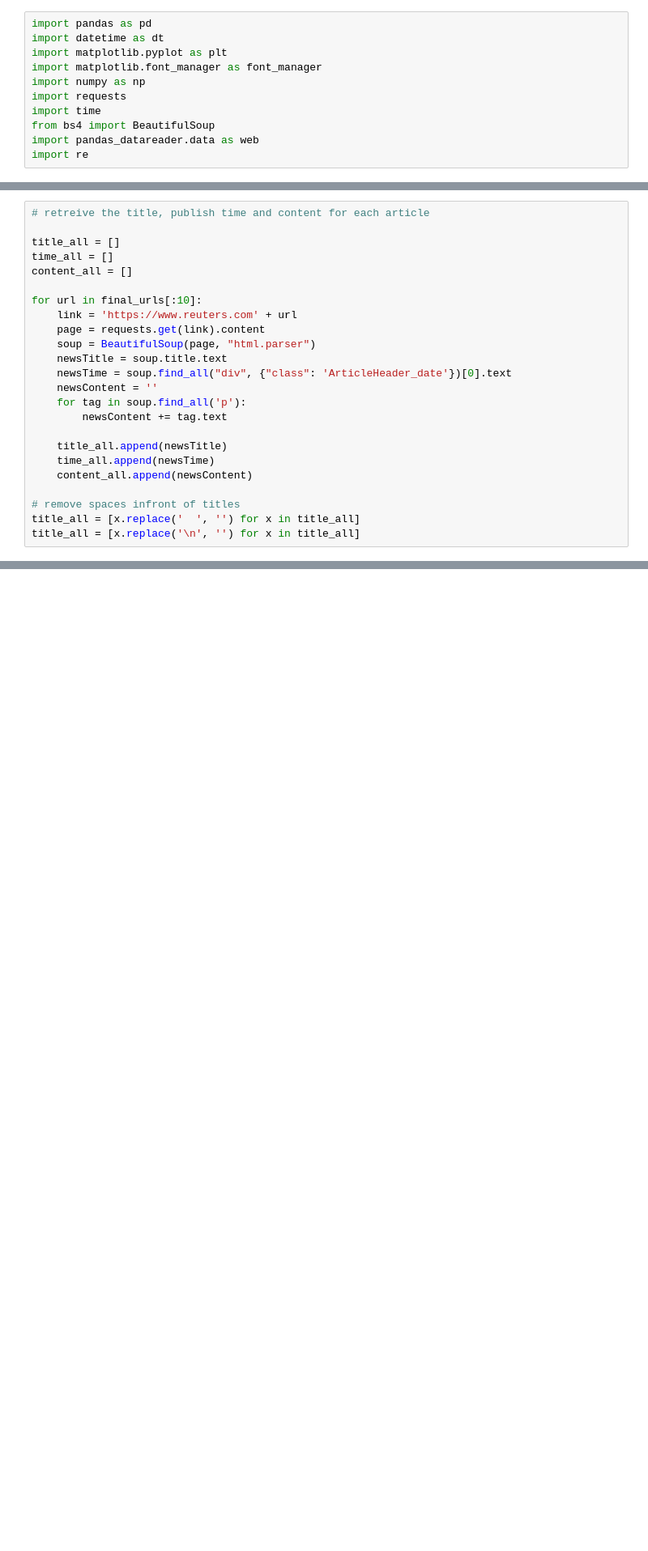
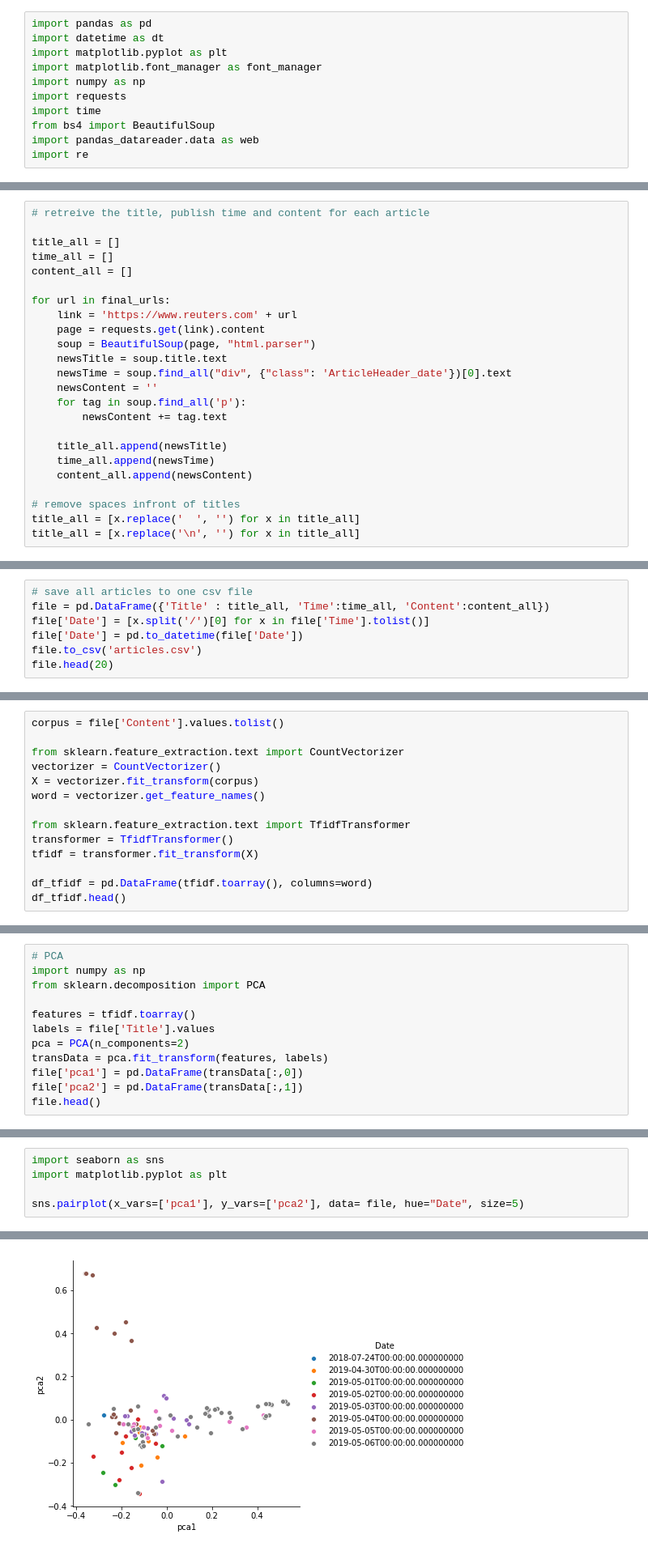
Before and after one commit to bryanswangxx16/CSX_Project_Spring_2019, a Jupyter notebook: Week_9-11 (HW 4-6)/HW4-6.ipynb, the cells around one changed output, grey strips where cells are left out. Shown at 81% size. Cells and saved outputs as stored; diff of their text form; blank space fills up the shorter version.

Commit message:
text_analysis

```diff
--- a/Week_9-11 (HW 4-6)/HW4-6.ipynb
+++ b/Week_9-11 (HW 4-6)/HW4-6.ipynb
@@ -54,7 +66,7 @@ title_all = []
 time_all = []
 content_all = []
 
-for url in final_urls[:10]:
+for url in final_urls:
     link = 'https://www.reuters.com' + url
     page = requests.get(link).content
     soup = BeautifulSoup(page, "html.parser")
@@ -87,0 +86,7 @@ pd.DataFrame({'Title' : title_all, 'Time':time_all, 'Content':content_all})
+# %%
+# save all articles to one csv file
+file = pd.DataFrame({'Title' : title_all, 'Time':time_all, 'Content':content_all})
+file['Date'] = [x.split('/')[0] for x in file['Time'].tolist()]
+file['Date'] = pd.to_datetime(file['Date'])
+file.to_csv('articles.csv')
+file.head(20)
@@ -87,0 +155,14 @@ pd.DataFrame({'Title' : title_all, 'Time':time_all, 'Content':content_all})
+# %%
+corpus = file['Content'].values.tolist()
+
+from sklearn.feature_extraction.text import CountVectorizer
+vectorizer = CountVectorizer()
+X = vectorizer.fit_transform(corpus)
+word = vectorizer.get_feature_names()
+
+from sklearn.feature_extraction.text import TfidfTransformer
+transformer = TfidfTransformer()
+tfidf = transformer.fit_transform(X)
+
+df_tfidf = pd.DataFrame(tfidf.toarray(), columns=word)
+df_tfidf.head()
@@ -87,0 +207,12 @@ pd.DataFrame({'Title' : title_all, 'Time':time_all, 'Content':content_all})
+# %%
+# PCA
+import numpy as np
+from sklearn.decomposition import PCA
+
+features = tfidf.toarray()
+labels = file['Title'].values
+pca = PCA(n_components=2)
+transData = pca.fit_transform(features, labels)
+file['pca1'] = pd.DataFrame(transData[:,0])
+file['pca2'] = pd.DataFrame(transData[:,1])
+file.head()
@@ -87,0 +226,6 @@ pd.DataFrame({'Title' : title_all, 'Time':time_all, 'Content':content_all})
+# %%
+import seaborn as sns
+import matplotlib.pyplot as plt
+
+sns.pairplot(x_vars=['pca1'], y_vars=['pca2'], data= file, hue="Date", size=5)
+# %% [output]
@@ -87,0 +233 @@ pd.DataFrame({'Title' : title_all, 'Time':time_all, 'Content':content_all})
+[figure, added]
```
Also changed, not shown: parts of 15 cells of this notebook, 2 other files.
